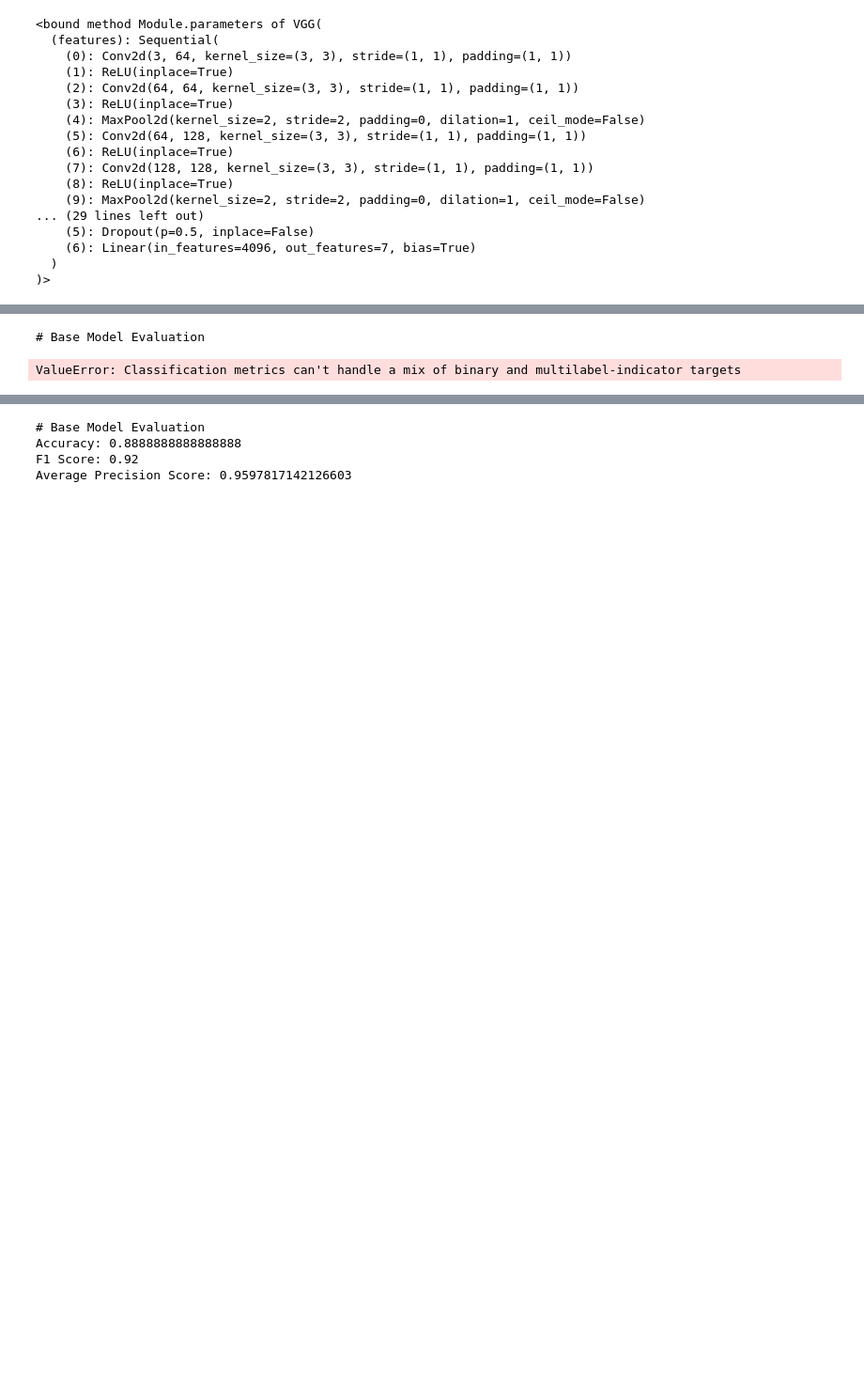
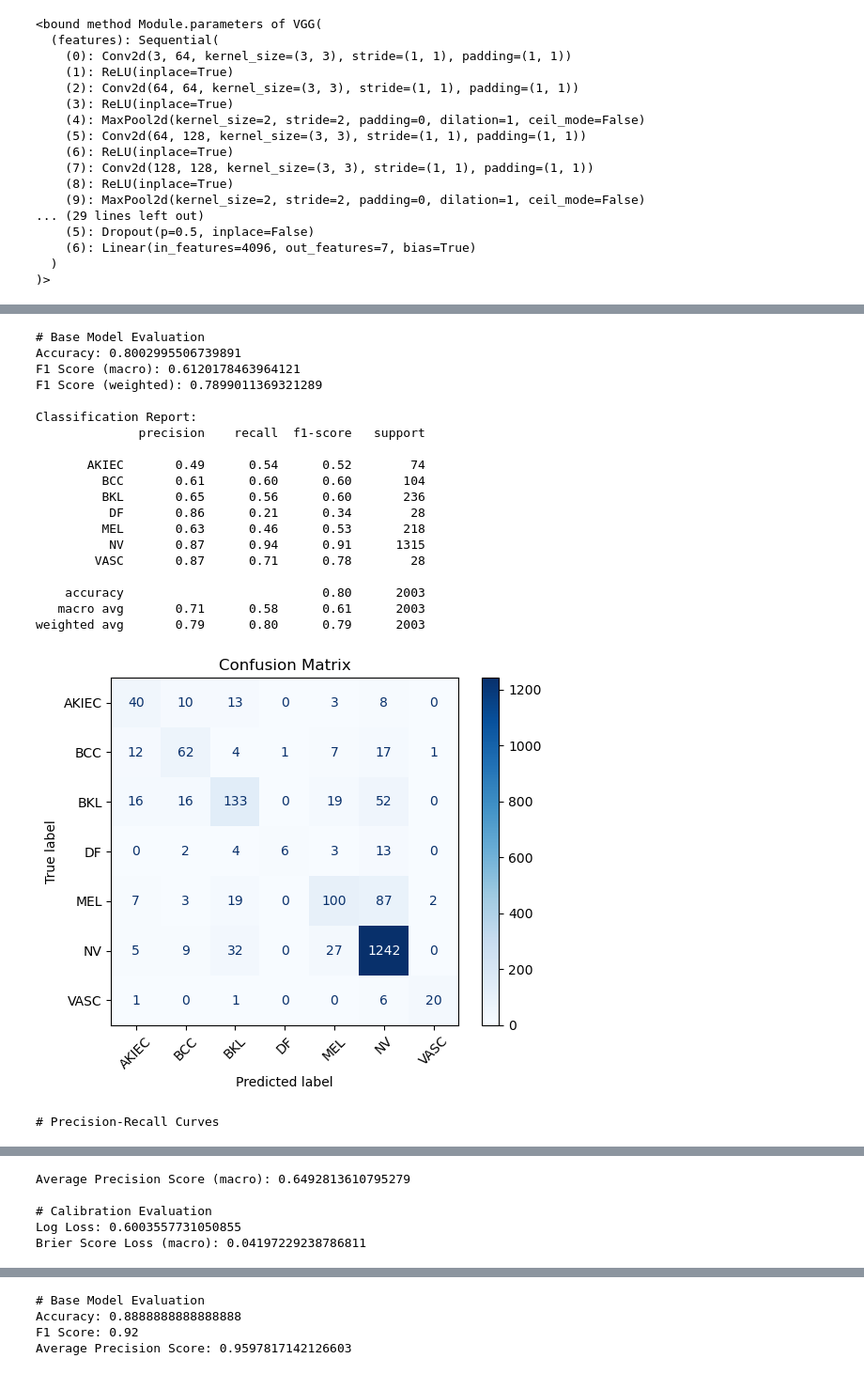
Before and after one commit to cmyguel/tru_image_cancer_prediction, a Jupyter notebook: skin_cancer/classification.ipynb, the cells around one changed output, grey strips where cells are left out. Shown: that part at 94% size. Cells and saved outputs as stored; diff of their text form; code cells hidden in the pictures; blank space fills up the shorter version.

Commit message:
multiclass: finished
- trained model
- unfreezed more layers
- fixed eval pipeline

```diff
--- a/skin_cancer/classification.ipynb
+++ b/skin_cancer/classification.ipynb
@@ -309,0 +237,5 @@ tensor([[-4.3311, -0.9544,  0.5879, -3.9701,  0.1643,  1.5642, -2.5704],
+# %%
+# torch.save(model, "model_F1_6120.pth")
+
+model = torch.load("model_F1_6120.pth")
+model.eval()
@@ -317,8 +267,8 @@ def predict_proba(model, dataloader, device):
 
     model.eval()  # Set model to evaluation mode
     with torch.no_grad():  # Disable gradient calculations
-        # for inputs, labels in tqdm(dataloader):
-        for inputs, labels in tqdm(itertools.islice(dataloader, 5)):
+        for inputs, labels in tqdm(dataloader):
+        # for inputs, labels in tqdm(itertools.islice(dataloader, 5)):
             inputs = inputs.to(device)  # Move input to GPU/CPU
             outputs = model(inputs)  # Get raw model outputs (logits)
 
@@ -361,5 +311,24 @@ tensor([[0.0016, 0.0467, 0.2182,  ..., 0.1428, 0.5792, 0.0093],
-# %%
-evaluate_model(val_labels, val_probs)
-# %% [output]
-# Base Model Evaluation
-ValueError: Classification metrics can't handle a mix of binary and multilabel-indicator targets
+# %%
+evaluate_model(val_labels, val_probs, class_names=['AKIEC', 'BCC', 'BKL', 'DF', 'MEL', 'NV', 'VASC'])
+# %% [output]
+# Base Model Evaluation
+Accuracy: 0.8002995506739891
+F1 Score (macro): 0.6120178463964121
+F1 Score (weighted): 0.7899011369321289
+
+Classification Report:
+              precision    recall  f1-score   support
+
+       AKIEC       0.49      0.54      0.52        74
+         BCC       0.61      0.60      0.60       104
+         BKL       0.65      0.56      0.60       236
+          DF       0.86      0.21      0.34        28
+         MEL       0.63      0.46      0.53       218
+          NV       0.87      0.94      0.91      1315
+        VASC       0.87      0.71      0.78        28
+
+    accuracy                           0.80      2003
+   macro avg       0.71      0.58      0.61      2003
+weighted avg       0.79      0.80      0.79      2003
+[figure, added]
+# Precision-Recall Curves
@@ -365,0 +336,5 @@ ValueError: Classification metrics can't handle a mix of binary and multilabel-i
+Average Precision Score (macro): 0.6492813610795279
+
+# Calibration Evaluation
+Log Loss: 0.6003557731050855
+Brier Score Loss (macro): 0.04197229238786811
```
Also changed, not shown: parts of 10 cells of this notebook.
